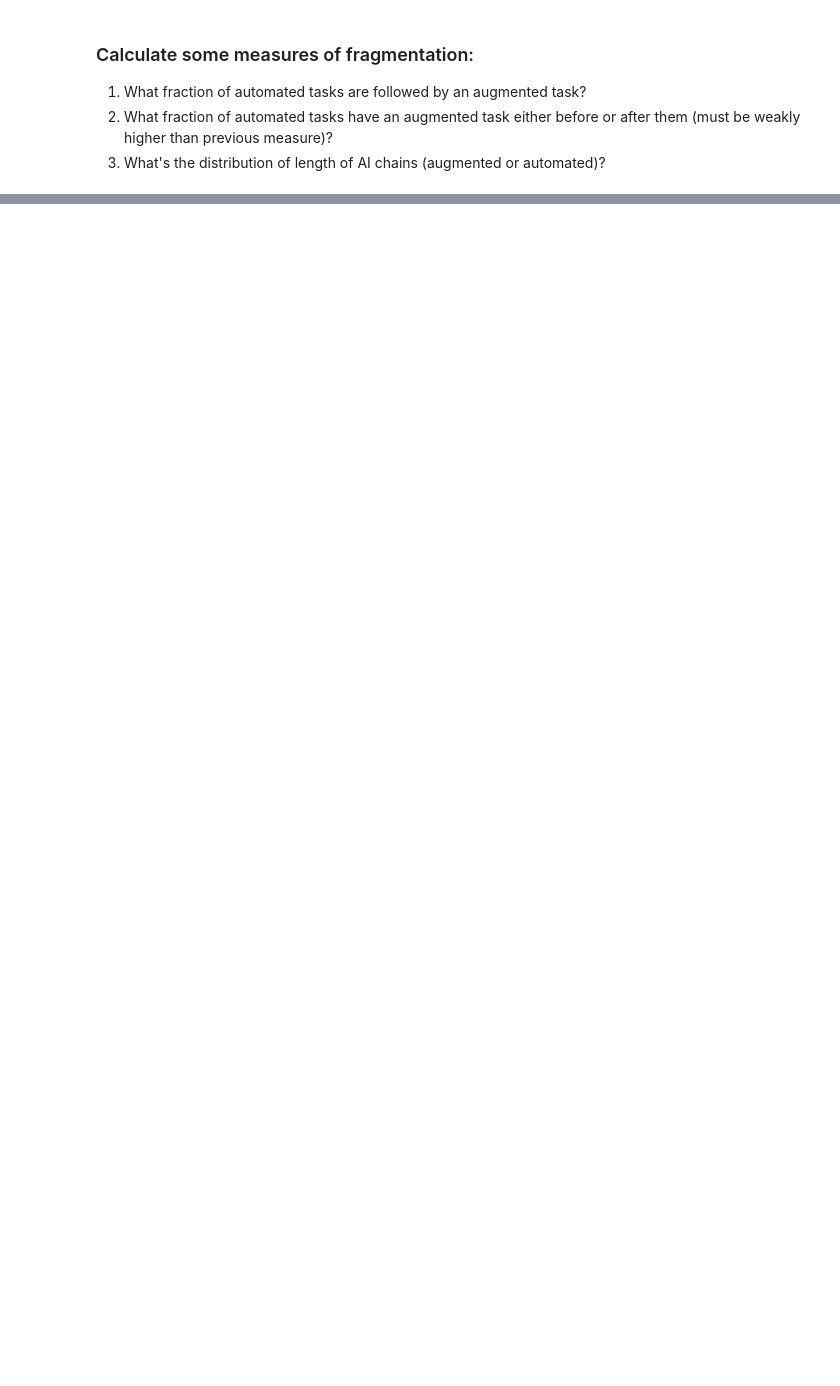
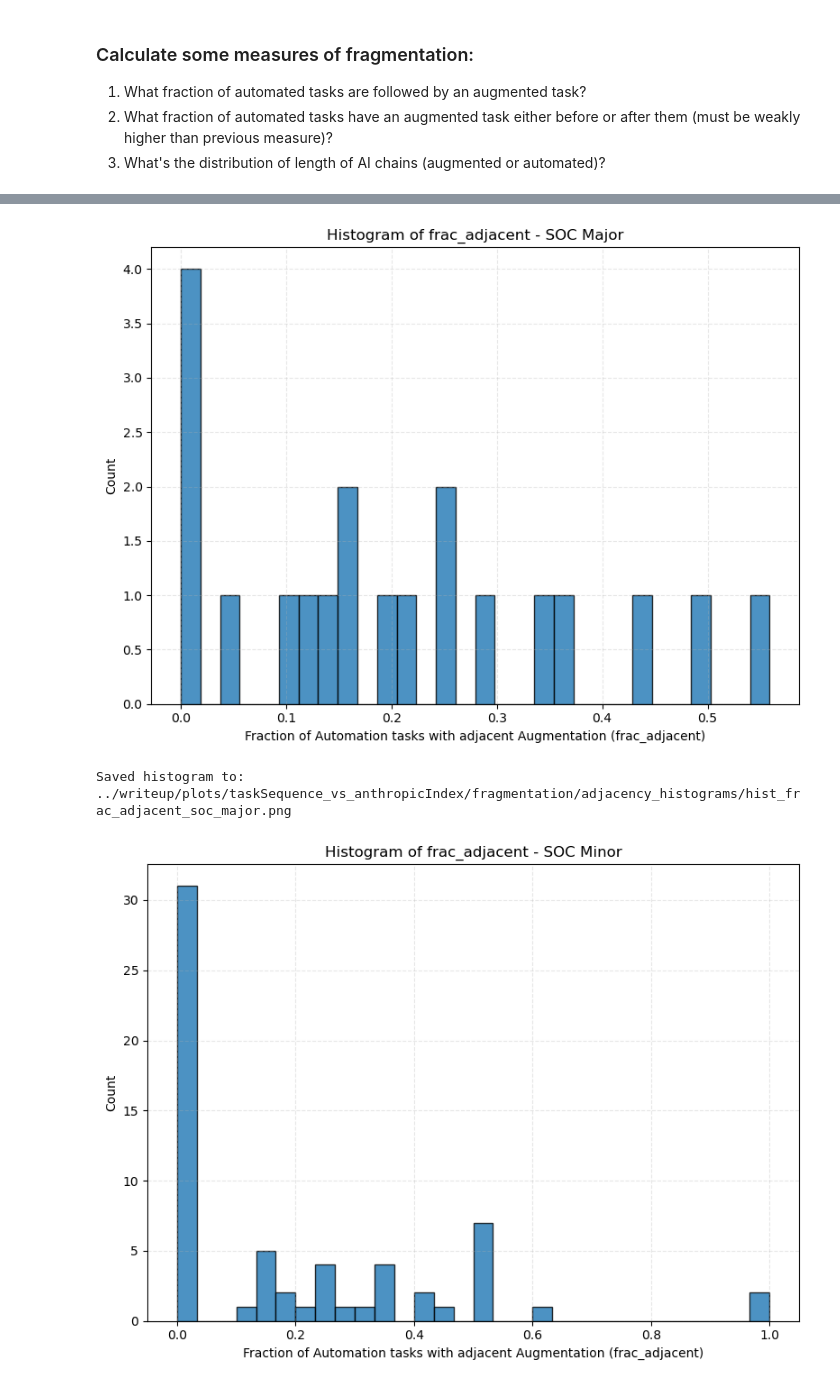
Before and after one commit to johnjosephhorton/rubin, a Jupyter notebook: agentic_ai/onet_taskSequence_vs_antrhopicIndex.ipynb, the cells around one changed output, grey strips where cells are left out. Cells and saved outputs as stored; diff of their text form; code cells hidden in the pictures; blank space fills up the shorter version.

```diff
--- a/agentic_ai/onet_taskSequence_vs_antrhopicIndex.ipynb
+++ b/agentic_ai/onet_taskSequence_vs_antrhopicIndex.ipynb
@@ -714,0 +823,59 @@ Name: count, dtype: int64
+# %%
+# Plot histograms of frac_adjacent for SOC major/minor/detailed
+import os
+import matplotlib.pyplot as plt
+
+plot_out = os.path.join(output_plot_path, 'fragmentation', 'adjacency_histograms')
+os.makedirs(plot_out, exist_ok=True)
+
+# Try loading saved CSVs; if not present, use in-memory DataFrames created earlier
+major_path = os.path.join(input_data_path, 'computed_objects', 'fragmentation_measures', 'adjacency_by_soc_major.csv')
+minor_path = os.path.join(input_data_path, 'computed_objects', 'fragmentation_measures', 'adjacency_by_soc_minor.csv')
+detailed_path = os.path.join(input_data_path, 'computed_objects', 'fragmentation_measures', 'adjacency_by_soc_detailed.csv')
+
+if os.path.exists(major_path):
+    major_df = pd.read_csv(major_path)
+else:
+    major_df = globals().get('major_df', pd.DataFrame())
+if os.path.exists(minor_path):
+    minor_df = pd.read_csv(minor_path)
+else:
+    minor_df = globals().get('minor_df', pd.DataFrame())
+if os.path.exists(detailed_path):
+    detailed_df = pd.read_csv(detailed_path)
+else:
+    detailed_df = globals().get('detailed_df', pd.DataFrame())
+
+def plot_hist(df, soc_label, fname):
+    if df is None or len(df) == 0:
+        print(f'No data for {soc_label}, skipping')
+        return
+    # drop rows with missing frac_adjacent (n_auto == 0)
+    df2 = df.loc[pd.to_numeric(df['frac_adjacent'], errors='coerce').notna()].copy()
+    if df2.empty:
+        print(f'No non-missing frac_adjacent for {soc_label}, skipping')
+        return
+    values = df2['frac_adjacent'].astype(float)
+    plt.figure(figsize=(8,6))
+    plt.hist(values, bins=30, color='C0', edgecolor='k', alpha=0.8)
+    plt.xlabel('Fraction of Automation tasks with adjacent Augmentation (frac_adjacent)')
+    plt.ylabel('Count')
+    plt.title(f'Histogram of frac_adjacent - {soc_label}')
+    plt.grid(True, linestyle='--', alpha=0.3)
+    out = os.path.join(plot_out, fname)
+    plt.tight_layout()
+    plt.savefig(out, dpi=300)
+    plt.show()
+    print(f'Saved histogram to: {out}')
+
+# Plot for each level
+plot_hist(major_df, 'SOC Major', 'hist_frac_adjacent_soc_major.png')
+plot_hist(minor_df, 'SOC Minor', 'hist_frac_adjacent_soc_minor.png')
+plot_hist(detailed_df, 'SOC Detailed', 'hist_frac_adjacent_soc_detailed.png')
+
+# Done
+print('All histograms done.')
+# %% [output]
+[figure, added]
+Saved histogram to: ../writeup/plots/taskSequence_vs_anthropicIndex/fragmentation/adjacency_histograms/hist_frac_adjacent_soc_major.png
+[figure, added]
```
Also changed, not shown: parts of 12 cells of this notebook.
